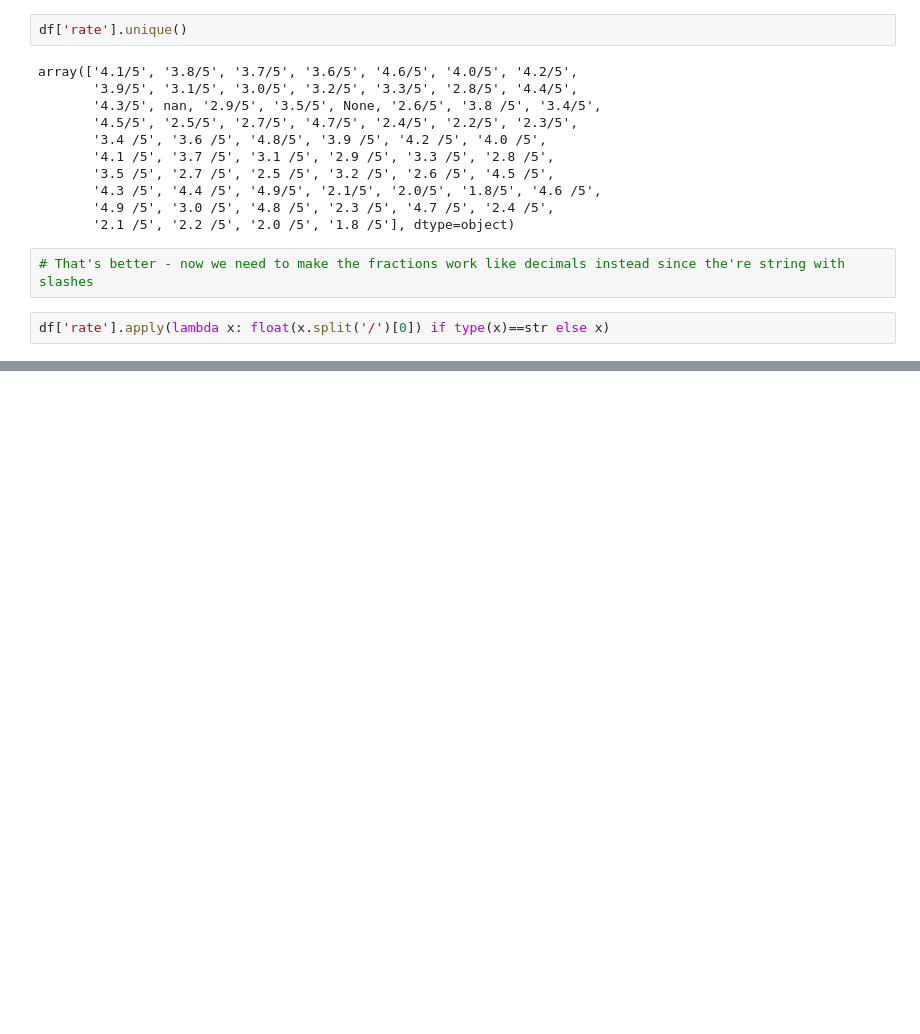
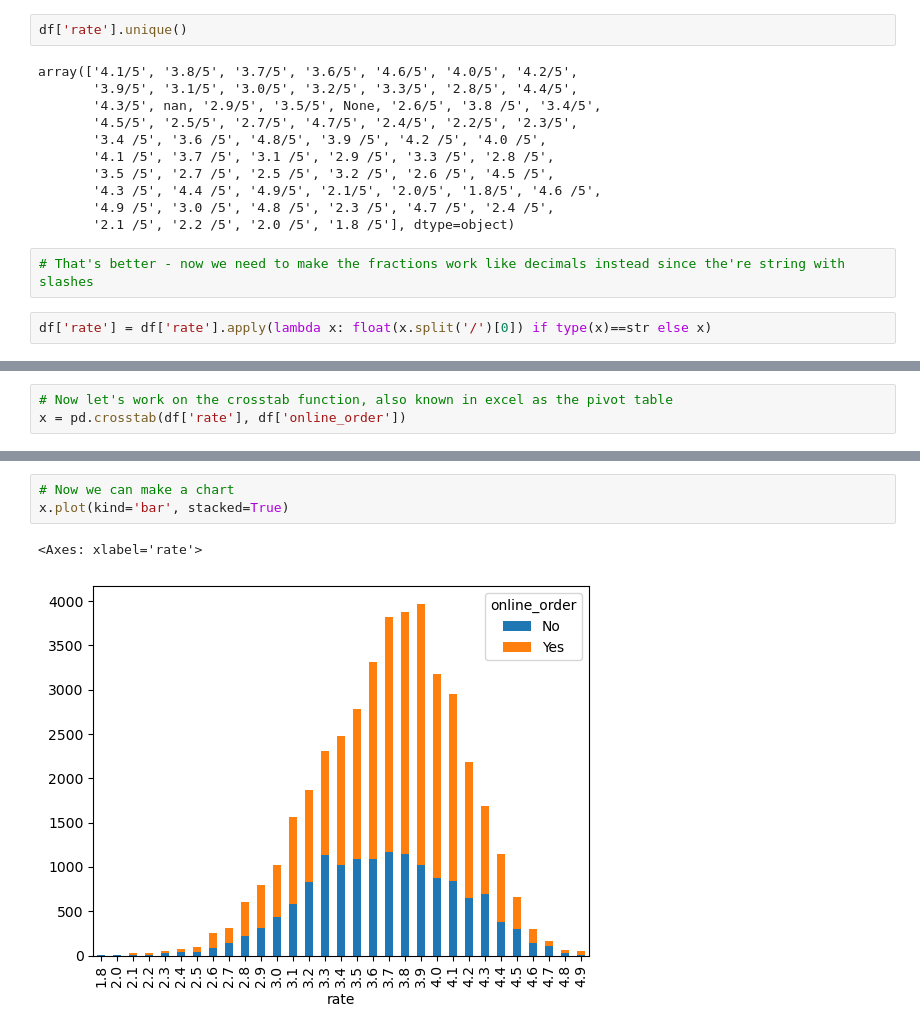
Before and after one commit to mcsmithers/geospatialAnalysis, a Jupyter notebook: zomatoGeoAnalysis.ipynb, the cells around one changed output, grey strips where cells are left out. Cells and saved outputs as stored; diff of their text form; blank space fills up the shorter version.

Commit message:
finding relationship btwn online orders versus rating

```diff
--- a/zomatoGeoAnalysis.ipynb
+++ b/zomatoGeoAnalysis.ipynb
@@ -73,4 +73,4 @@ array(['4.1/5', '3.8/5', '3.7/5', '3.6/5', '4.6/5', '4.0/5', '4.2/5',
 # %%
 # That's better - now we need to make the fractions work like decimals instead since the're string with slashes
 # %%
-df['rate'].apply(lambda x: float(x.split('/')[0]) if type(x)==str else x)
+df['rate'] = df['rate'].apply(lambda x: float(x.split('/')[0]) if type(x)==str else x)
@@ -104,0 +92,3 @@ Name: rate, Length: 51717, dtype: object
+# %%
+# Now let's work on the crosstab function, also known in excel as the pivot table
+x = pd.crosstab(df['rate'], df['online_order'])
@@ -104,0 +112,6 @@ Name: rate, Length: 51717, dtype: object
+# %%
+# Now we can make a chart
+x.plot(kind='bar', stacked=True)
+# %% [output]
+<Axes: xlabel='rate'>
+[figure, added]
```
Also changed, not shown: parts of 8 cells of this notebook.
